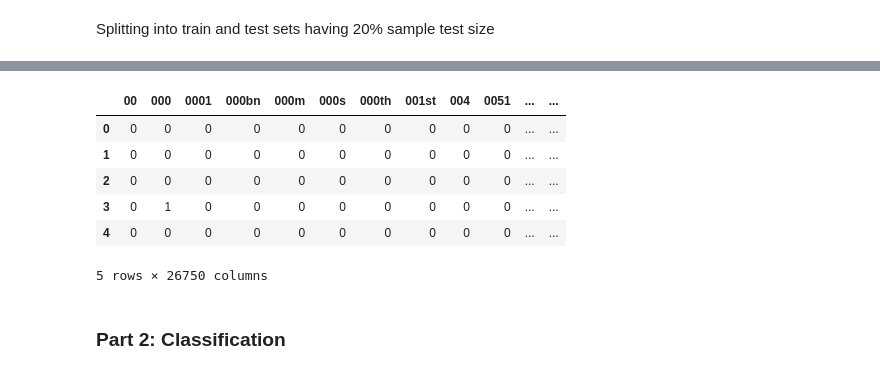
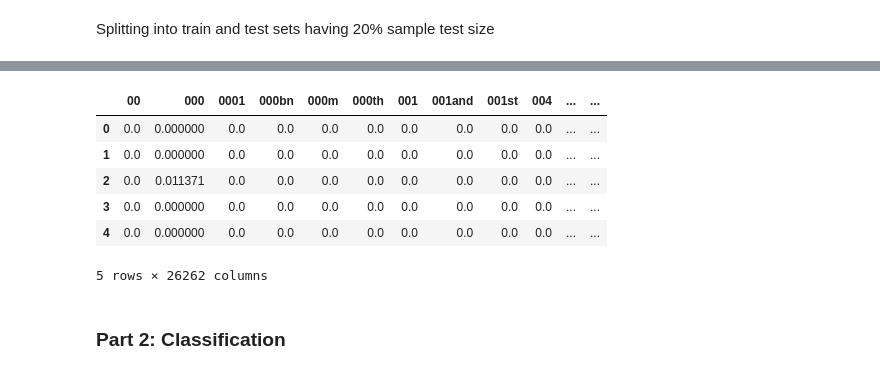
Before and after one commit to cogentdom/Text_Centroiding, a Jupyter notebook: Assgn5.ipynb, the cells around one changed output, grey strips where cells are left out. Saved outputs shown, nothing was run; the diff lists cells and outputs as text; code cells hidden in the pictures.

```diff
--- a/Assgn5.ipynb
+++ b/Assgn5.ipynb
@@ -74,17 +65,17 @@ pd.DataFrame(X_train_count.toarray(), columns=count_vect.get_feature_names()).he
 # %%
-tfidf_vect = CountVectorizer(stop_words='english')
+tfidf_vect = TfidfVectorizer(stop_words='english')
 X_train_tfi = tfidf_vect.fit_transform(X_train)
 X_test_tfi = tfidf_vect.transform(X_test)
 
 pd.DataFrame(X_train_tfi.toarray(), columns=tfidf_vect.get_feature_names()).head()
 # %% [output]
-|  | 00 | 000 | 0001 | 000bn | 000m | 000s | 000th | 001st | 004 | 0051 | ... | ... |
-| 0 | 0 | 0 | 0 | 0 | 0 | 0 | 0 | 0 | 0 | 0 | ... | ... |
-| 1 | 0 | 0 | 0 | 0 | 0 | 0 | 0 | 0 | 0 | 0 | ... | ... |
-| 2 | 0 | 0 | 0 | 0 | 0 | 0 | 0 | 0 | 0 | 0 | ... | ... |
-| 3 | 0 | 1 | 0 | 0 | 0 | 0 | 0 | 0 | 0 | 0 | ... | ... |
-| 4 | 0 | 0 | 0 | 0 | 0 | 0 | 0 | 0 | 0 | 0 | ... | ... |
+|  | 00 | 000 | 0001 | 000bn | 000m | 000th | 001 | 001and | 001st | 004 | ... | ... |
+| 0 | 0.0 | 0.000000 | 0.0 | 0.0 | 0.0 | 0.0 | 0.0 | 0.0 | 0.0 | 0.0 | ... | ... |
+| 1 | 0.0 | 0.000000 | 0.0 | 0.0 | 0.0 | 0.0 | 0.0 | 0.0 | 0.0 | 0.0 | ... | ... |
+| 2 | 0.0 | 0.011371 | 0.0 | 0.0 | 0.0 | 0.0 | 0.0 | 0.0 | 0.0 | 0.0 | ... | ... |
+| 3 | 0.0 | 0.000000 | 0.0 | 0.0 | 0.0 | 0.0 | 0.0 | 0.0 | 0.0 | 0.0 | ... | ... |
+| 4 | 0.0 | 0.000000 | 0.0 | 0.0 | 0.0 | 0.0 | 0.0 | 0.0 | 0.0 | 0.0 | ... | ... |
-5 rows × 26750 columns
+5 rows × 26262 columns
 # %% [markdown]
 ### Part 2: Classification
 # %% [markdown]
```
Also changed, not shown: parts of 31 cells of this notebook.
